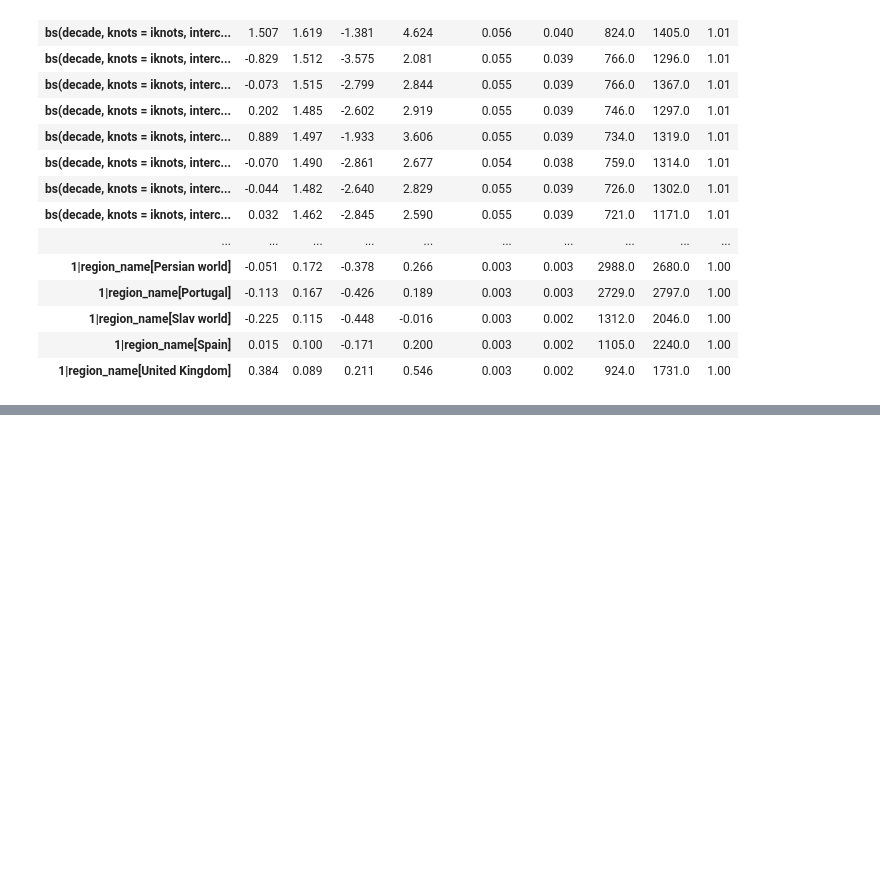
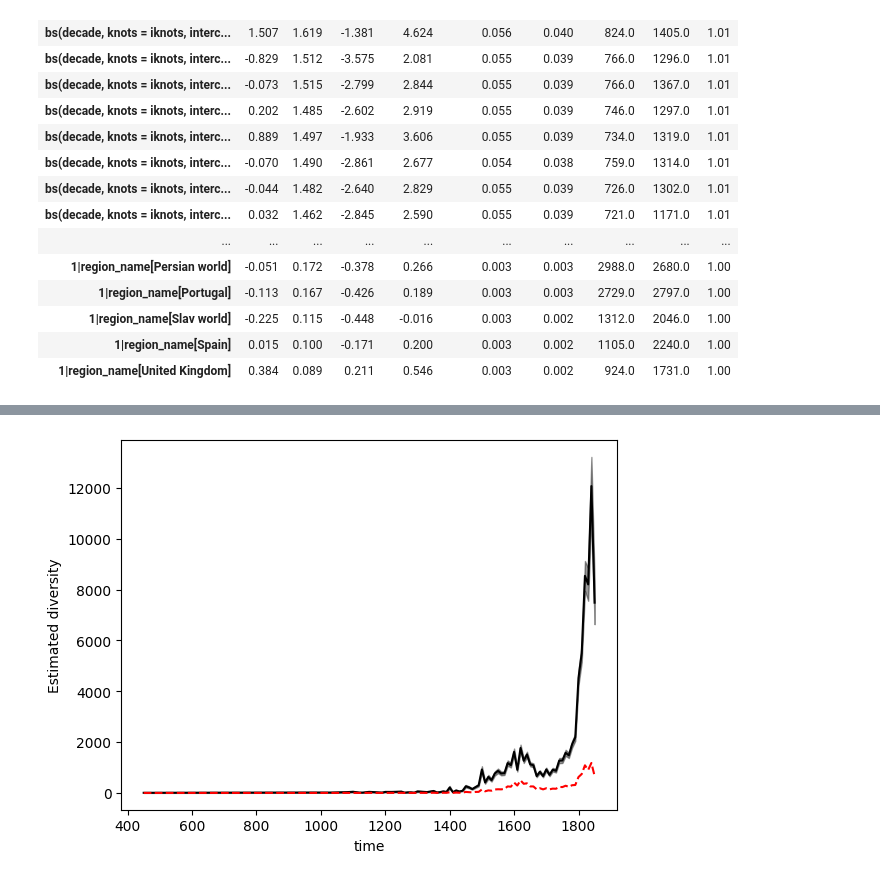
Before and after one commit to charlesdedampierre/cultura_project, a Jupyter notebook: unseen_species_model/regression.ipynb, the cells around one changed output, grey strips where cells are left out. Cells and saved outputs as stored; diff of their text form; code cells hidden in the pictures; blank space fills up the shorter version.

```diff
--- a/unseen_species_model/regression.ipynb
+++ b/unseen_species_model/regression.ipynb
@@ -232,0 +336,5 @@ m_splines_vi
+# %%
+plot_estimations(
+    sample, df, p_splines_vs, m_splines_vs, "Low countries", color="k", plot_knot_lines=False);
+# %% [output]
+[figure, added]
```
Also changed, not shown: parts of 18 cells of this notebook.
